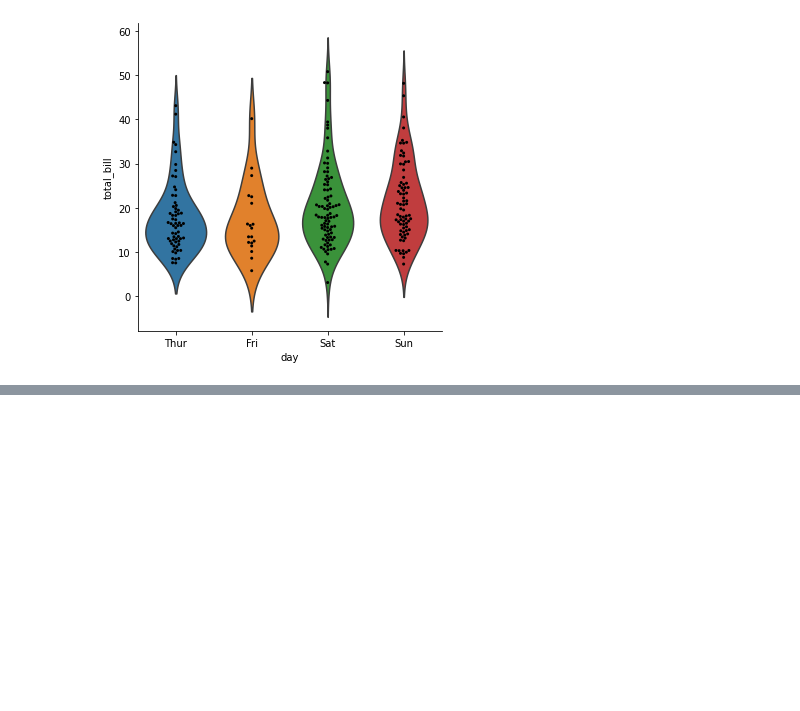
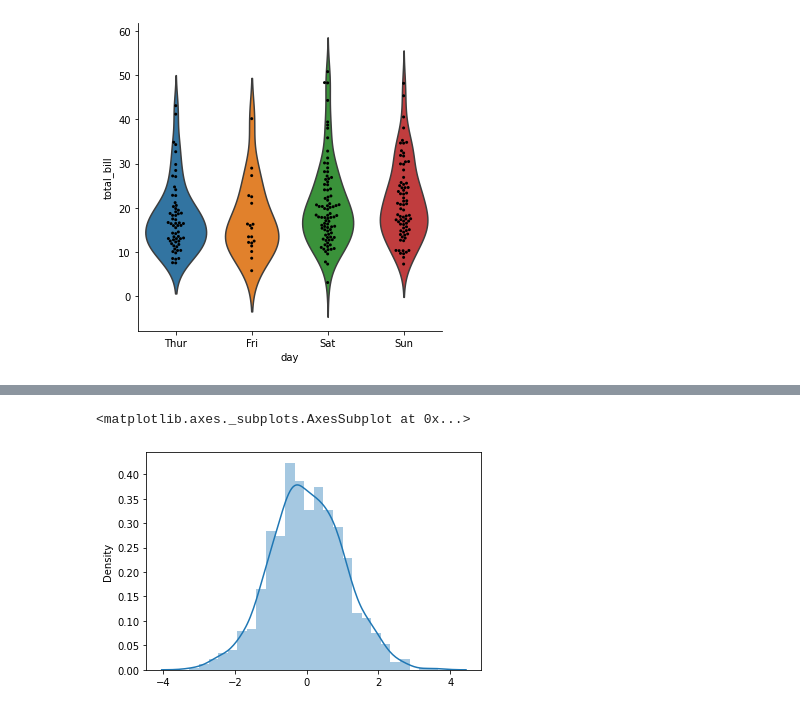
Before and after one commit to Pepcoders/Data-Science-January, a Jupyter notebook: Seaborn.ipynb, the cells around one changed output, grey strips where cells are left out. Drawn from its saved outputs; the diff is of its cells as text; code cells hidden in the pictures; blank space fills up the shorter version.

```diff
--- a/Seaborn.ipynb
+++ b/Seaborn.ipynb
@@ -86,0 +96,5 @@ df1=sns.load_dataset("titanic")
+# %%
+sns.distplot(x)
+# %% [output]
+<matplotlib.axes._subplots.AxesSubplot at 0x...>
+[figure, added]
```
Also changed, not shown: parts of 11 cells of this notebook.
